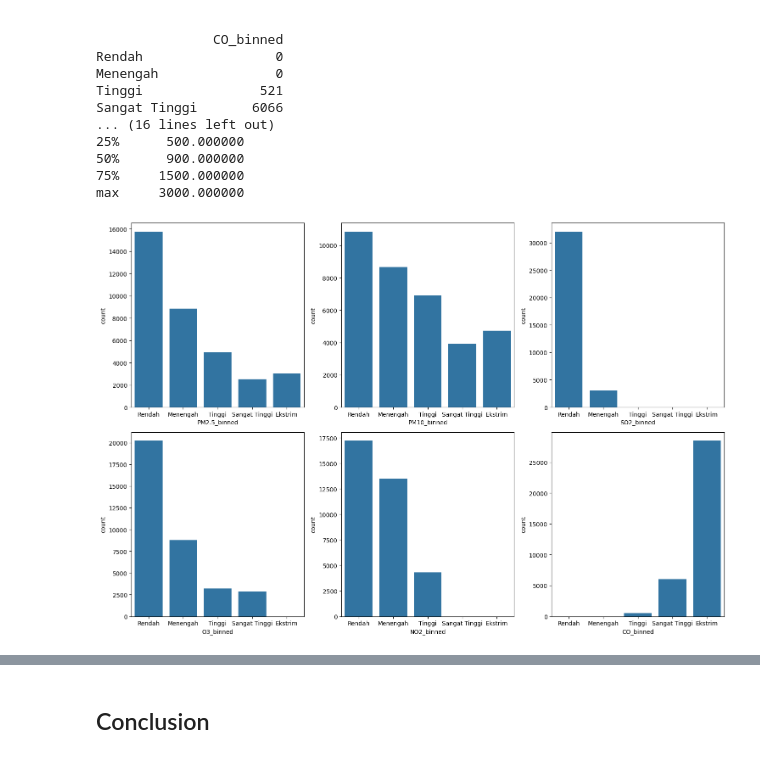
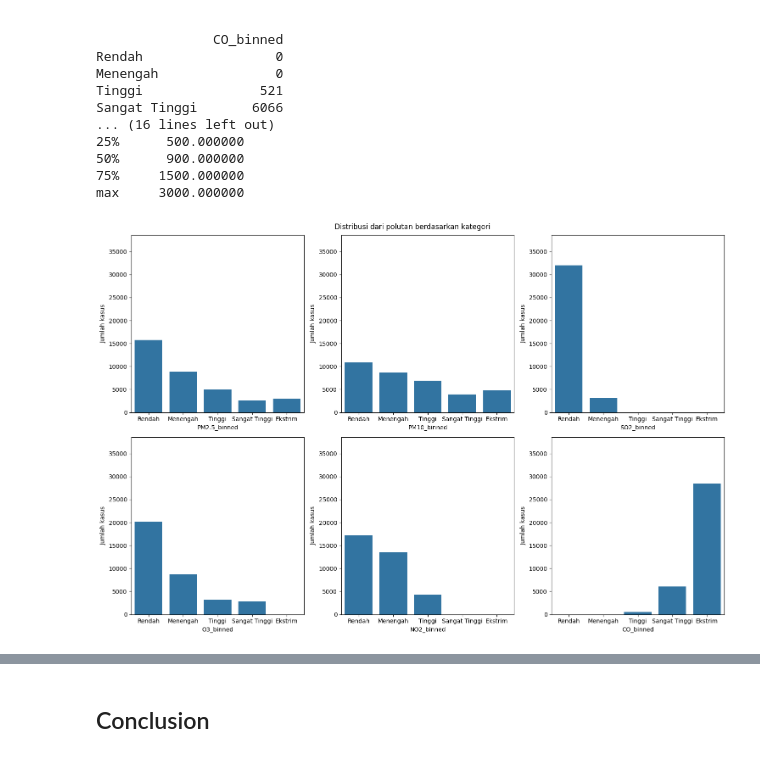
Before and after one commit to M-o-ha-med/Dashboard-CODINGCAMP, a Jupyter notebook: notebook.ipynb, the cells around one changed output, grey strips where cells are left out. Cells and saved outputs as stored; diff of their text form; code cells hidden in the pictures.

```diff
--- a/notebook.ipynb
+++ b/notebook.ipynb
@@ -622,12 +622,22 @@ max     3000.000000
 # %%
 fig , axes = plt.subplots(2,3, figsize=(15,10))
 
 sns.countplot(data=data, x='PM2.5_binned', ax=axes[0, 0])
 sns.countplot(data=data, x='PM10_binned', ax=axes[0, 1])
 sns.countplot(data=data, x='SO2_binned', ax=axes[0, 2])
 sns.countplot(data=data, x='O3_binned', ax=axes[1, 0])
 sns.countplot(data=data, x='NO2_binned', ax=axes[1, 1])
 sns.countplot(data=data, x='CO_binned', ax=axes[1, 2])
+
+
+
+
+for column in axes:
+  for row in column:
+    row.set_ylabel('Jumlah kasus')
+    row.set_ylim(0, data['SO2_binned'].count() * 1.1)
+
+fig.suptitle('Distribusi dari polutan berdasarkan kategori')
 plt.tight_layout()
 # %% [output]
-[figure, old version]
+[figure, new version]
```
Also changed, not shown: parts of 7 cells of this notebook.
